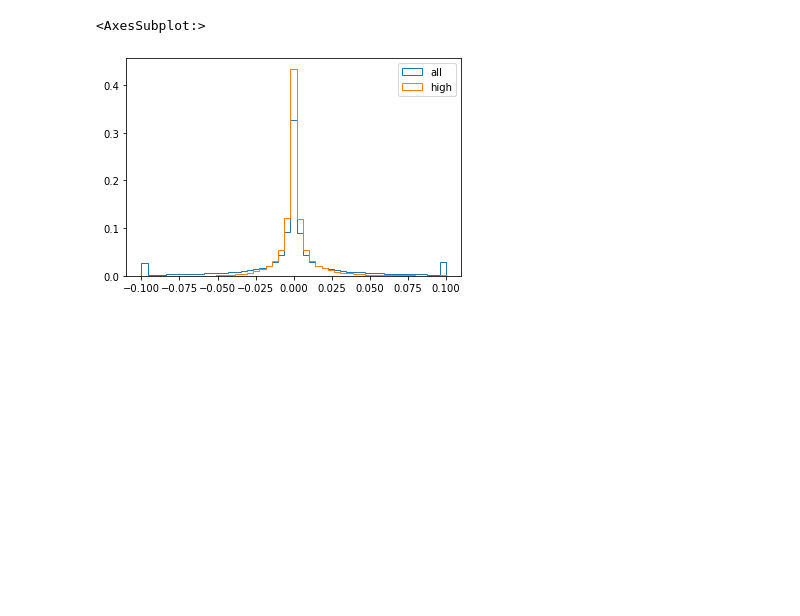
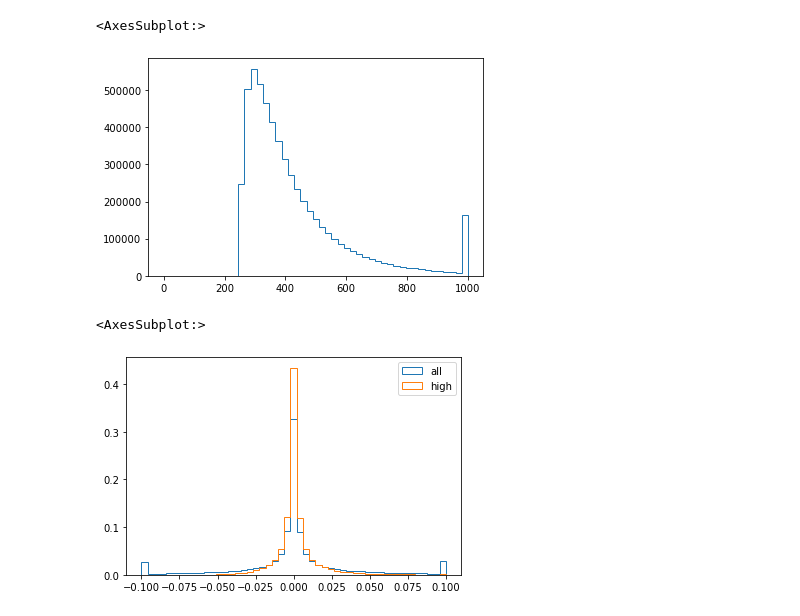
Before and after one commit to cmstas/HggAnalysisDev, a Jupyter notebook: MVAs/Checker.ipynb, the cells around one changed output. Drawn from its saved outputs; the diff is of its cells as text; code cells hidden in the pictures; blank space fills up the shorter version.

```diff
--- a/MVAs/Checker.ipynb
+++ b/MVAs/Checker.ipynb
@@ -53,7 +69,9 @@ h2.plot()
 # %%
-hdf1 = df_1[df_1.mva_score>=0.9]
-hdf2 = df_2[df_1.mva_score>=0.9]
-h_score_diff = hdf1.mva_score-hdf2.mva_score
+h1 = Hist1D(df.Mx, bins=np.linspace(0,1000,50))
+h1.plot()
+# %% [output]
+<AxesSubplot:>
+[figure, added]
 # %%
 h3 = Hist1D(h_score_diff, bins=np.linspace(-0.1,0.1,50))
 h1.normalize().plot(label='all')
```
Also changed, not shown: parts of 9 cells of this notebook, 4 other files.
